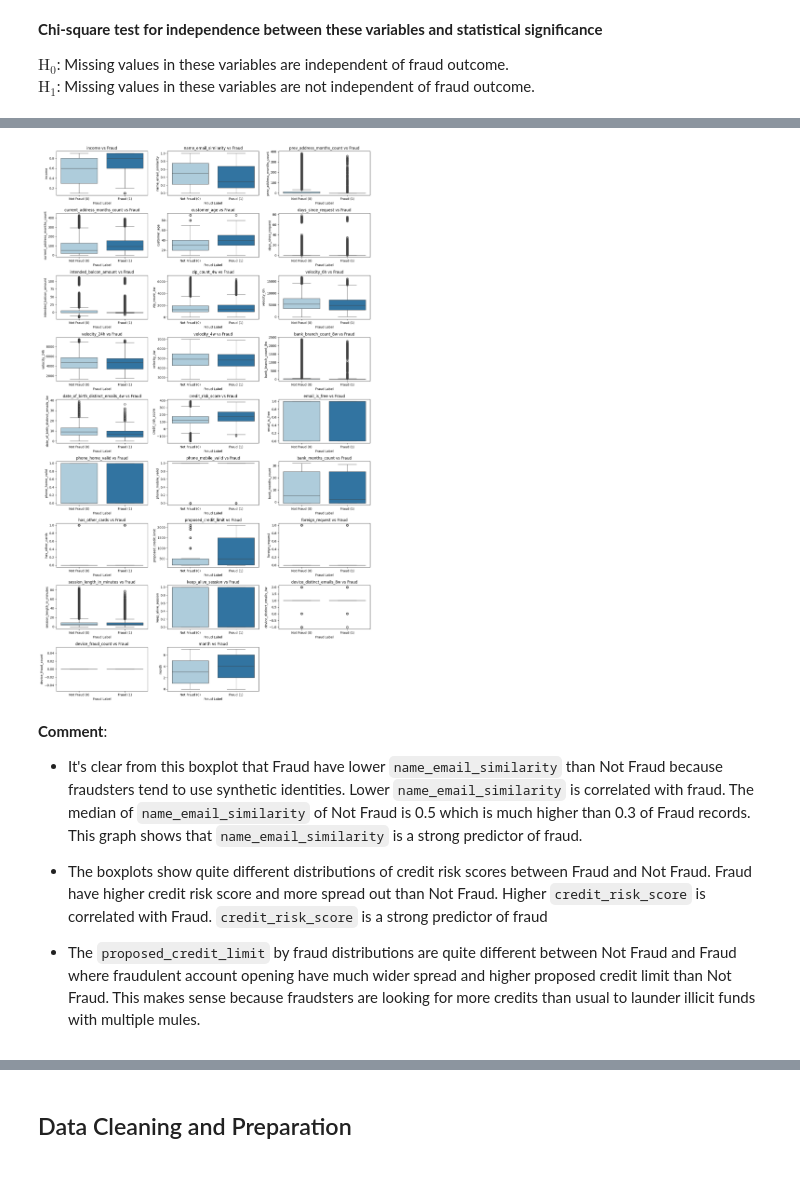
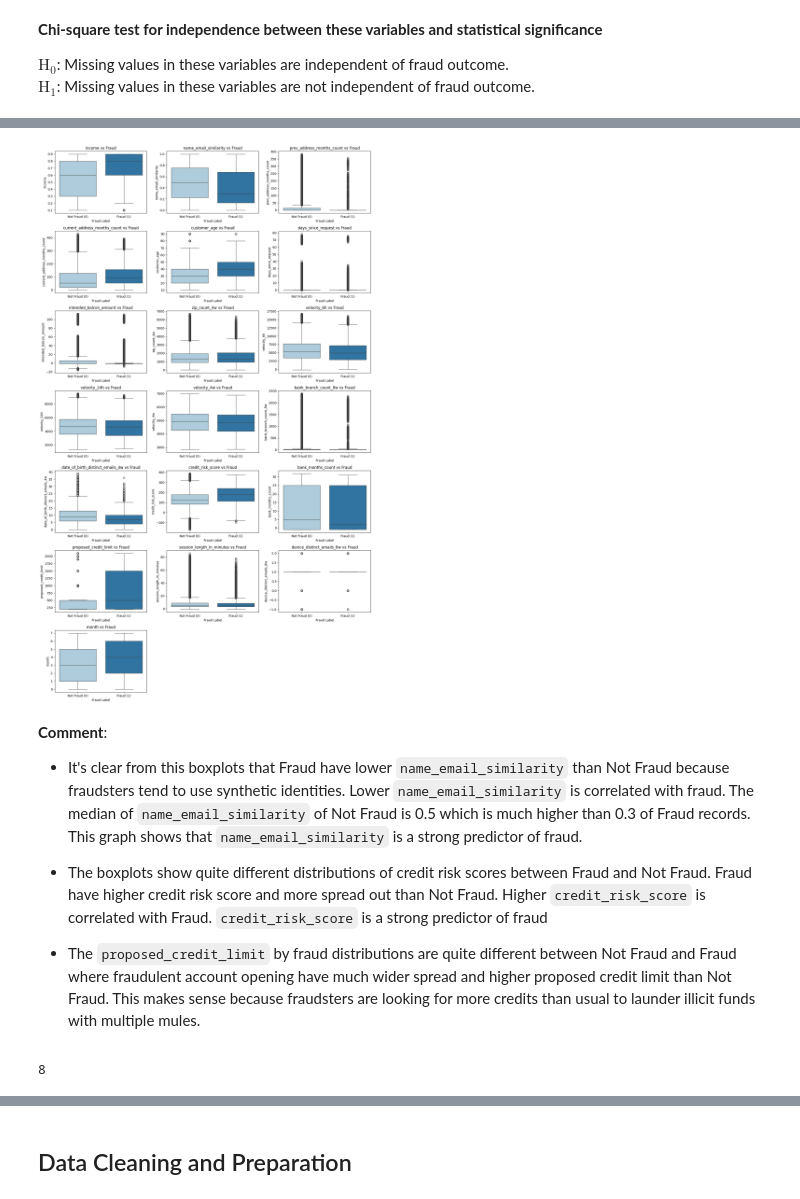
Before and after one commit to mrlizhaozhi/fraud-detection-data-analytics-and-modelling, a Jupyter notebook: notebook.ipynb, the cells around one changed output, grey strips where cells are left out. Saved outputs shown, nothing was run; the diff lists cells and outputs as text; code cells hidden in the pictures.

```diff
--- a/notebook.ipynb
+++ b/notebook.ipynb
@@ -204,7 +198,7 @@ month                               0
 dtype: int64
 # %%
 # Check if there're missing values in the data set (-1 denotes missing values)
-missing_values_mask = base_original[['prev_address_months_count','current_address_months_count','bank_months_count']] == -1
+missing_values_mask = base_original[['prev_address_months_count','current_address_months_count','bank_months_count', 'intended_balcon_amount', 'device_distinct_emails_8w','session_length_in_minutes']] < 0
 missing_values = {}
 for column, flag in missing_values_mask.items():
     missing_values[column] = flag.sum()
@@ -325,7 +320,7 @@ Given fraudsters may intentionally omit data when applying for bank accounts, mi
 # %%
 # Label missing values: convert -1 into 1 to flag missing values; rest as 0.
 # Create new binary features to check whether there are missing data.
-columns_missing = ['prev_address_months_count','current_address_months_count','bank_months_count']
+columns_missing = ['prev_address_months_count','current_address_months_count','bank_months_count', 'device_distinct_emails_8w','session_length_in_minutes']
 for column in columns_missing:
     base_original[f'{column}_missing'] = (base_original[column] == -1).astype(int)
 # %%
@@ -413,7 +402,5 @@ Univariate analysis focuses on individual variables. Activities include anomaly
 # %%
-# identify numeric variables.
-numeric_variables = ['income','name_email_similarity','prev_address_months_count','current_address_months_count','customer_age',
-                     'days_since_request','intended_balcon_amount','zip_count_4w','velocity_6h','velocity_24h','velocity_4w',
-                     'bank_branch_count_8w','date_of_birth_distinct_emails_4w','credit_risk_score','email_is_free','phone_home_valid',
-                     'phone_mobile_valid','bank_months_count','has_other_cards','proposed_credit_limit','foreign_request',
-                     'session_length_in_minutes','keep_alive_session','device_distinct_emails_8w','device_fraud_count','month']
+# subset numeric variables
+numeric_variables = ['income','name_email_similarity','prev_address_months_count','current_address_months_count','customer_age', 'days_since_request','intended_balcon_amount','zip_count_4w','velocity_6h','velocity_24h','velocity_4w','bank_branch_count_8w','date_of_birth_distinct_emails_4w','credit_risk_score','bank_months_count','proposed_credit_limit','session_length_in_minutes','device_distinct_emails_8w','month']
+base_numeric_subset = base_original[['fraud_bool'] + numeric_variables]
+print(len(numeric_variables))
@@ -420,31 +427,39 @@ numeric_variables = ['income','name_email_similarity','prev_address_months_count
 # %%
-# create a subplot matrix of boxplots to compare the numeric variables with fraud
-fig, axes = plt.subplots(9, 3, figsize=(15,25))
+# create a boxplot matrix to compare each numeric variable with fraud
+fig, axes = plt.subplots(7, 3, figsize=(15,25))
 
 # flatten axes
 axes_flat = axes.flatten()
 
-# loop through and plot
+# loop through and plot data
 for i, variable in enumerate(numeric_variables):
-    sns.boxplot(data=base_original, x='fraud_bool', y=variable, ax=axes_flat[i],
+    sns.boxplot(data=base_numeric_subset, x='fraud_bool', y=variable, ax=axes_flat[i],
                 hue='fraud_bool', legend=False, palette=sns.color_palette("Paired",2))
     axes_flat[i].set_xticks([0, 1], ['Not Fraud (0)', 'Fraud (1)'])
     axes_flat[i].set_xlabel('Fraud Label')
     axes_flat[i].set_title(f'{variable} vs Fraud')
 
-# hide empty plot
-axes_flat[-1].set_visible(False)
+# hide empty plots
+for ax in axes_flat[-2:]:
+    ax.set_visible(False)
 
 # display the boxplot matrix
 plt.tight_layout()
 plt.show()
 # %% [output]
-[figure, old version]
+[figure, new version]
 # %% [markdown]
 **Comment**:
 
-- It's clear from this boxplot that Fraud have lower `name_email_similarity` than Not Fraud because fraudsters tend to use synthetic identities. Lower `name_email_similarity` is correlated with fraud. The median of `name_email_similarity` of Not Fraud is 0.5 which is much higher than 0.3 of Fraud records. This graph shows that `name_email_similarity` is a strong predictor of fraud.
+- It's clear from this boxplots that Fraud have lower `name_email_similarity` than Not Fraud because fraudsters tend to use synthetic identities. Lower `name_email_similarity` is correlated with fraud. The median of `name_email_similarity` of Not Fraud is 0.5 which is much higher than 0.3 of Fraud records. This graph shows that `name_email_similarity` is a strong predictor of fraud.
 
 - The boxplots show quite different distributions of credit risk scores between Fraud and Not Fraud. Fraud have higher credit risk score and more spread out than Not Fraud. Higher `credit_risk_score` is correlated with Fraud. `credit_risk_score` is a strong predictor of fraud
 
 - The `proposed_credit_limit` by fraud distributions are quite different between Not Fraud and Fraud where fraudulent account opening have much wider spread and higher proposed credit limit than Not Fraud. This makes sense because fraudsters are looking for more credits than usual to launder illicit funds with multiple mules.
+# %%
+# subset categorical variables
+categorical_variables = ['employment_status', 'housing_status', 'payment_type', 'source', 'foreign_request', 'device_os','phone_mobile_valid','phone_home_valid']
+base_categorical_subset = base_original[['fraud_bool'] + categorical_variables]
+print(len(categorical_variables))
+# %% [output]
+8
```
Also changed, not shown: parts of 18 cells of this notebook.
